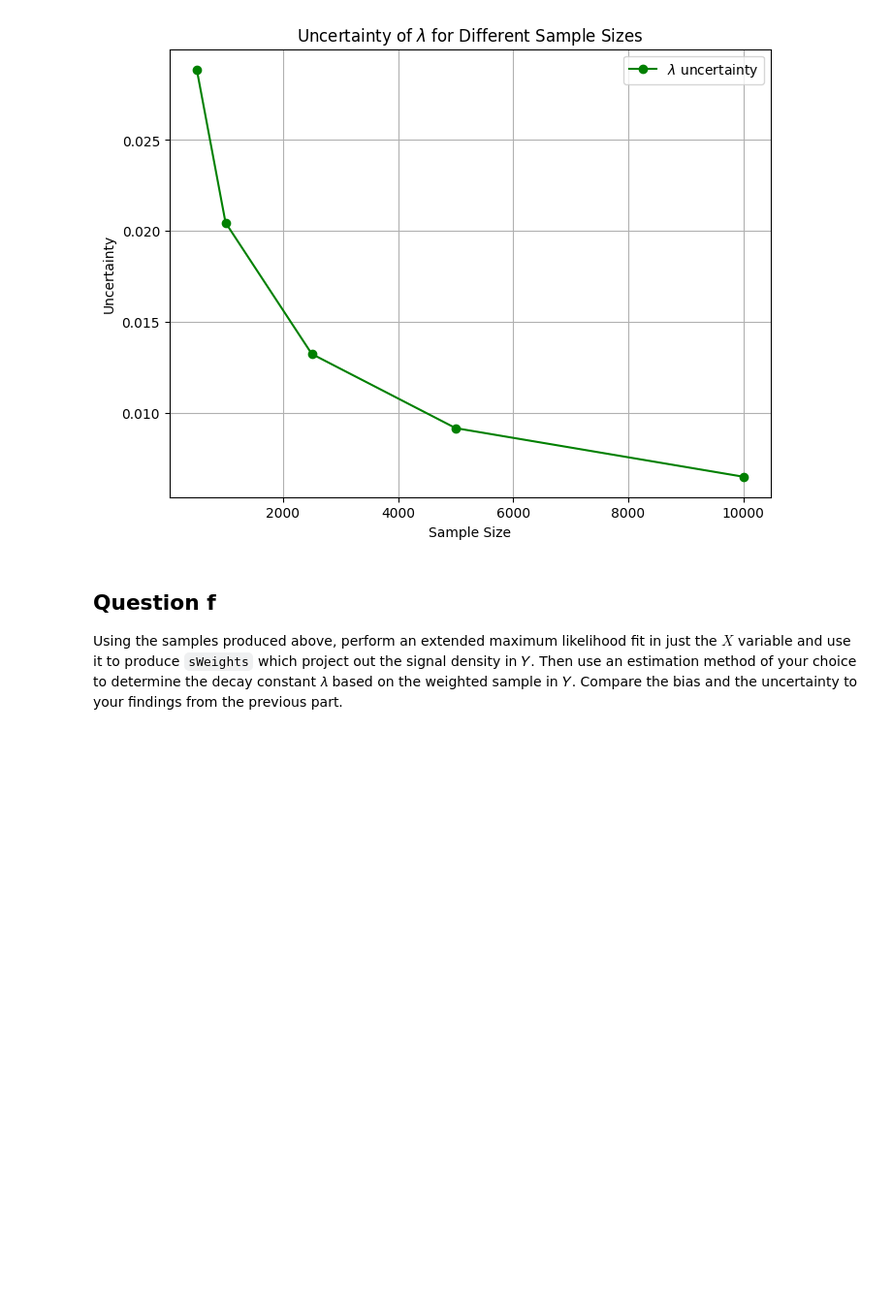
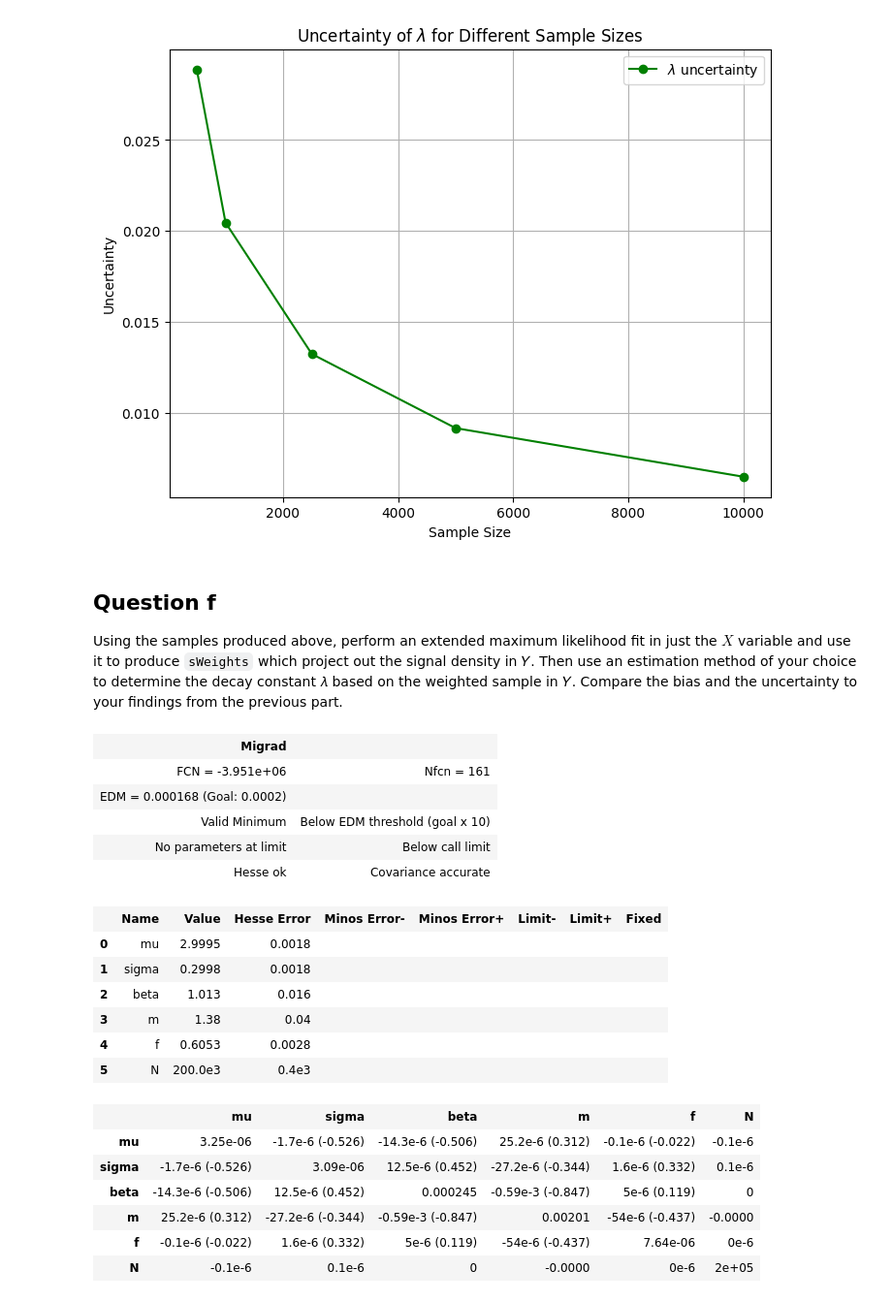
Before and after one commit to john-zhaoyuanzhen/Statistical-Methods-Coursework, a Jupyter notebook: s1.ipynb, the cells around one changed output. Shown at 97% size. Cells and saved outputs as stored; diff of their text form; code cells hidden in the pictures; blank space fills up the shorter version.

```diff
--- a/s1.ipynb
+++ b/s1.ipynb
@@ -409,3 +395,34 @@ Using the samples produced above, perform an extended maximum likelihood fit in
  density in 𝑌. Then use an estimation method of your choice to determine the decay
  constant 𝜆 based on the weighted sample in 𝑌. Compare the bias and the
  uncertainty to your findings from the previous part.
+# %%
+N = 200000
+
+Ns = int(f * N)
+Nb = int((1-f) * N)
+
+mu=inverse_transform_sampling_estimates['mu']['value']
+sigma=inverse_transform_sampling_estimates['sigma']['value']
+beta=inverse_transform_sampling_estimates['beta']['value']
+m=inverse_transform_sampling_estimates['m']['value']
+f=inverse_transform_sampling_estimates['f']['value']
+lmda=inverse_transform_sampling_estimates['lmda']['value']
+mu_b=inverse_transform_sampling_estimates['mu_b']['value']
+sigma_b=inverse_transform_sampling_estimates['sigma_b']['value']
+
+#mu, sigma, beta, m, f, lmda, mu_b, sigma_b = 3.0, 0.3, 1.0, 1.4, 0.6, 0.3, 0.0, 2.5
+
+g_s_model = sp_crystalball(beta=beta, m=m, loc=mu, scale=sigma)
+g_s_uniform_samples = np.random.uniform(g_s_model.cdf(0), g_s_model.cdf(5), size=Ns)
+Xs = g_s_model.ppf(g_s_uniform_samples) # Make sure Xs are sampled in the range [0,5]
+
+g_b_uniform_samples = np.random.uniform(uniform.cdf(0, a = 0, w = 5), uniform.cdf(5, a = 0, w = 5), size=Nb)
+Xb = uniform.ppf(g_b_uniform_samples, a = 0, w = 5) # Make sure Xb are sampled in the range [0,5]
+
+Ys = truncexpon.rvs(xmin=0, xmax=10, loc=0, scale=1/lmda, size=Ns, random_state=None)
+Yb = truncnorm.rvs(xmin=0, xmax=10, loc=mu_b, scale=sigma_b, size=Nb, random_state=None)
+
+sevs = np.column_stack((Xs, Ys))
+bevs = np.column_stack((Xb, Yb))
+
+simulation_dataset = np.concatenate((sevs, bevs))
@@ -411,0 +432,27 @@ Using the samples produced above, perform an extended maximum likelihood fit in
+# %%
+nll_simulation = ExtendedUnbinnedNLL(simulation_dataset[:,0], density_X)
+mi_simulation = Minuit(nll_simulation, mu=3, sigma=0.3, beta=1, m=1.4, f=0.6, N=200000)
+mi_simulation.migrad()
+mi_simulation.hesse()
+display(mi_simulation)
+# %% [output]
+| Migrad |  |
+| FCN = -3.951e+06 | Nfcn = 161 |
+| EDM = 0.000168 (Goal: 0.0002) |  |
+| Valid Minimum | Below EDM threshold (goal x 10) |
+| No parameters at limit | Below call limit |
+| Hesse ok | Covariance accurate |
+|  | Name | Value | Hesse Error | Minos Error- | Minos Error+ | Limit- | Limit+ | Fixed |
+| 0 | mu | 2.9995 | 0.0018 |  |  |  |  |  |
+| 1 | sigma | 0.2998 | 0.0018 |  |  |  |  |  |
+| 2 | beta | 1.013 | 0.016 |  |  |  |  |  |
+| 3 | m | 1.38 | 0.04 |  |  |  |  |  |
+| 4 | f | 0.6053 | 0.0028 |  |  |  |  |  |
+| 5 | N | 200.0e3 | 0.4e3 |  |  |  |  |  |
+|  | mu | sigma | beta | m | f | N |
+| mu | 3.25e-06 | -1.7e-6 (-0.526) | -14.3e-6 (-0.506) | 25.2e-6 (0.312) | -0.1e-6 (-0.022) | -0.1e-6 |
+| sigma | -1.7e-6 (-0.526) | 3.09e-06 | 12.5e-6 (0.452) | -27.2e-6 (-0.344) | 1.6e-6 (0.332) | 0.1e-6 |
+| beta | -14.3e-6 (-0.506) | 12.5e-6 (0.452) | 0.000245 | -0.59e-3 (-0.847) | 5e-6 (0.119) | 0 |
+| m | 25.2e-6 (0.312) | -27.2e-6 (-0.344) | -0.59e-3 (-0.847) | 0.00201 | -54e-6 (-0.437) | -0.0000 |
+| f | -0.1e-6 (-0.022) | 1.6e-6 (0.332) | 5e-6 (0.119) | -54e-6 (-0.437) | 7.64e-06 | 0e-6 |
+| N | -0.1e-6 | 0.1e-6 | 0 | -0.0000 | 0e-6 | 2e+05 |
```
Also changed, not shown: parts of 17 cells of this notebook, 1 other file.
